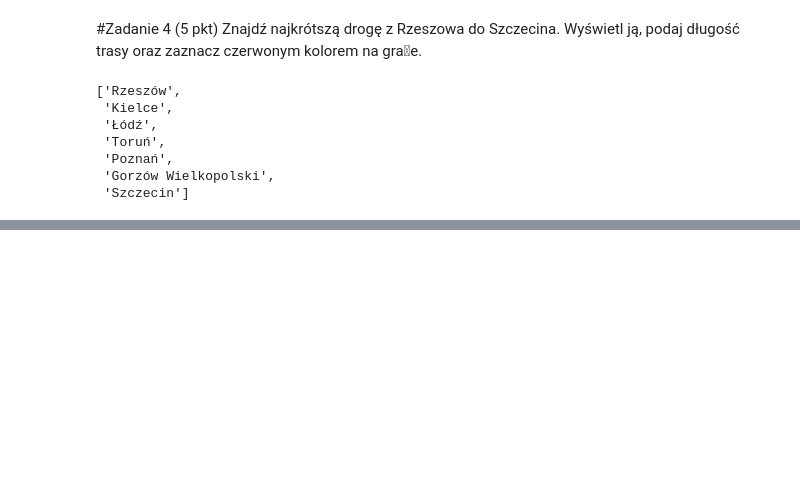
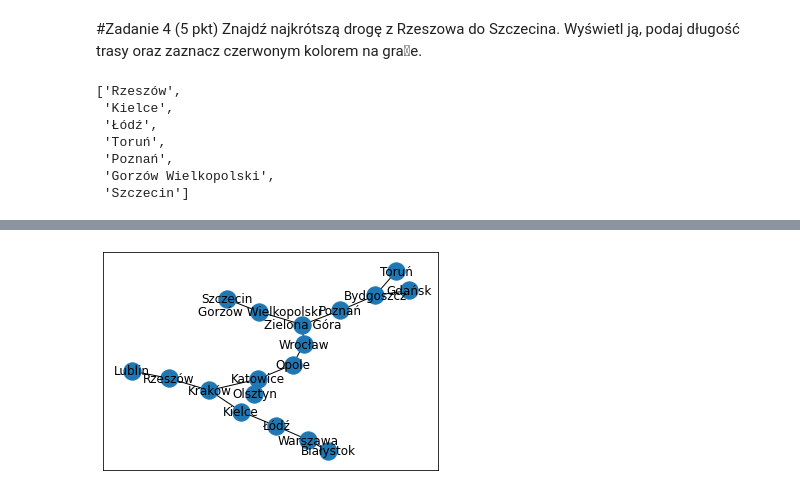
Before and after one commit to heavy1368/ON2022, a Jupyter notebook: Obliczenia_naukowe_projekt_nr3_samochod_elektryczny.ipynb, the cells around one changed output, grey strips where cells are left out. Cells and saved outputs as stored; diff of their text form; code cells hidden in the pictures; blank space fills up the shorter version.

```diff
--- a/Obliczenia_naukowe_projekt_nr3_samochod_elektryczny.ipynb
+++ b/Obliczenia_naukowe_projekt_nr3_samochod_elektryczny.ipynb
@@ -157,0 +230,4 @@ p_short
+# %%
+nx.draw_networkx(wynik2)#prim
+# %% [output]
+[figure, added]
```
Also changed, not shown: parts of 19 cells of this notebook.
